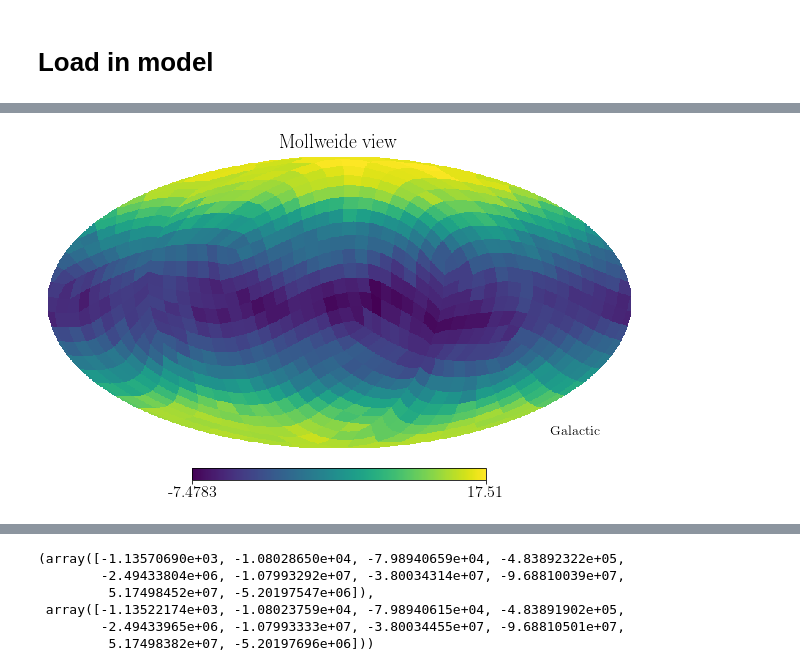
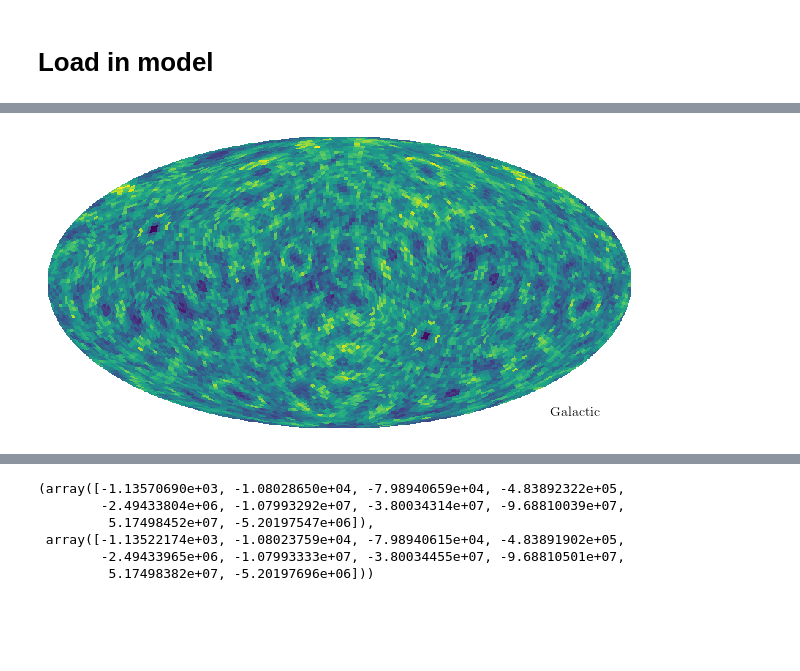
Before and after one commit to gaiaverse/astrometry, a Jupyter notebook: SelectionFunctionToolkit/TestingPython.ipynb, the cells around one changed output, grey strips where cells are left out. Saved outputs shown, nothing was run; the diff lists cells and outputs as text; code cells hidden in the pictures; blank space fills up the shorter version.

Commit message:
Debugged optimum_x evaluation. Optimization result still struggling to provide reasonable values

```diff
--- a/SelectionFunctionToolkit/TestingPython.ipynb
+++ b/SelectionFunctionToolkit/TestingPython.ipynb
@@ -156,7 +128,8 @@ hp.mollview(pychisel.optimum_x[0,15], nest=True, coord=['C','G'])
 # %%
-with h5py.File('/data/asfe2/Projects/astrometry/StanOutput/chisquare_jmax3_nside8_M17_C1_l0.3_B2.0_scipy_results.h5', 'r') as hf:
+with h5py.File('/data/asfe2/Projects/astrometry/StanOutput/chisquare_jmax3_nside32_M17_C1_l0.3_B2.0_scipy_results.h5', 'r') as hf:
         x_fit = hf['x'][...]
 # %%
-hp.mollview(x_fit[0,16], nest=True, coord=['C','G'])
+hp.mollview(x_fit[0,15], nest=True, coord=['C','G'], cbar=False, title='')
+plt.savefig('accidental_art.png', bbox_inches='tight', dpi=200)
 # %% [output]
-[figure, old version]
+[figure, new version]
```
Also changed, not shown: parts of 73 cells of this notebook, 2 other files.
